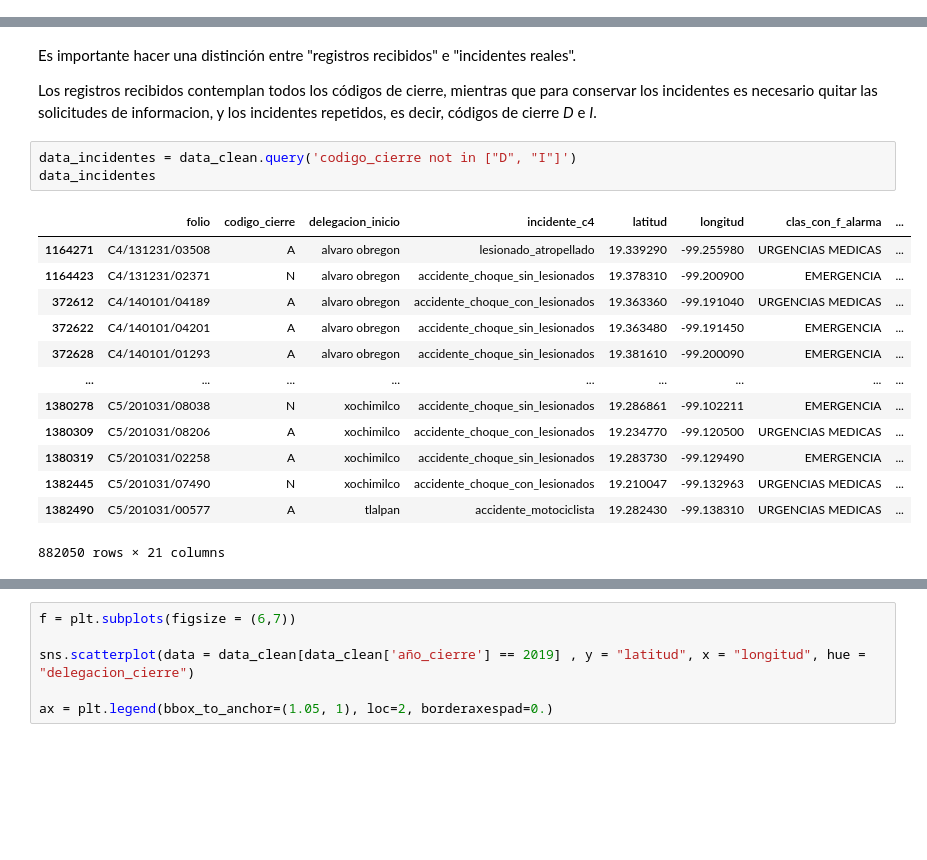
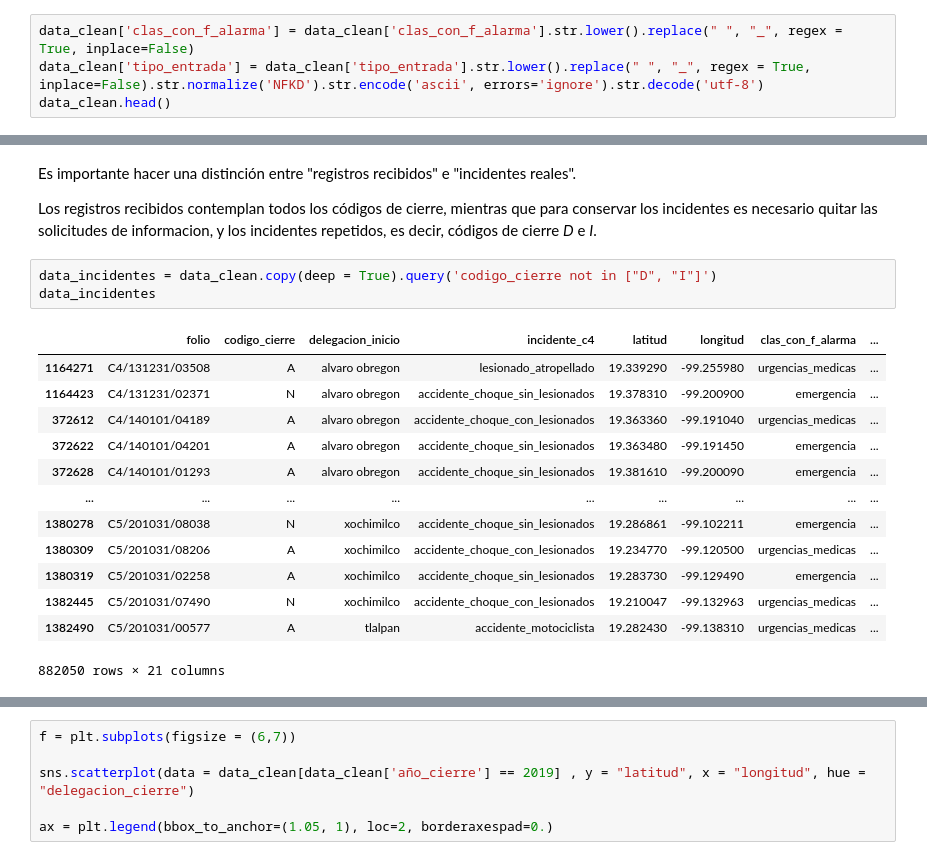
Before and after one commit to mhnk77/proyecto_1_E3_intro_ds, a Jupyter notebook: GEDA.ipynb, the cells around one changed output, grey strips where cells are left out. Cells and saved outputs as stored; diff of their text form; blank space fills up the shorter version.

```diff
--- a/GEDA.ipynb
+++ b/GEDA.ipynb
@@ -34,0 +28,4 @@ data_clean.head()
+# %%
+data_clean['clas_con_f_alarma'] = data_clean['clas_con_f_alarma'].str.lower().replace(" ", "_", regex = True, inplace=False)
+data_clean['tipo_entrada'] = data_clean['tipo_entrada'].str.lower().replace(" ", "_", regex = True, inplace=False).str.normalize('NFKD').str.encode('ascii', errors='ignore').str.decode('utf-8')
+data_clean.head()
@@ -39,21 +44,21 @@ Es importante hacer una distinción entre "registros recibidos" e "incidentes re
 
 Los registros recibidos contemplan todos los códigos de cierre, mientras que para conservar los incidentes es necesario quitar las solicitudes de informacion, y los incidentes repetidos, es decir, códigos de cierre *D* e *I*.
 # %%
-data_incidentes = data_clean.query('codigo_cierre not in ["D", "I"]')
+data_incidentes = data_clean.copy(deep = True).query('codigo_cierre not in ["D", "I"]')
 data_incidentes
 # %% [output]
 |  | folio | codigo_cierre | delegacion_inicio | incidente_c4 | latitud | longitud | clas_con_f_alarma | ... |
-| 1164271 | C4/131231/03508 | A | alvaro obregon | lesionado_atropellado | 19.339290 | -99.255980 | URGENCIAS MEDICAS | ... |
-| 1164423 | C4/131231/02371 | N | alvaro obregon | accidente_choque_sin_lesionados | 19.378310 | -99.200900 | EMERGENCIA | ... |
-| 372612 | C4/140101/04189 | A | alvaro obregon | accidente_choque_con_lesionados | 19.363360 | -99.191040 | URGENCIAS MEDICAS | ... |
-| 372622 | C4/140101/04201 | A | alvaro obregon | accidente_choque_sin_lesionados | 19.363480 | -99.191450 | EMERGENCIA | ... |
-| 372628 | C4/140101/01293 | A | alvaro obregon | accidente_choque_sin_lesionados | 19.381610 | -99.200090 | EMERGENCIA | ... |
+| 1164271 | C4/131231/03508 | A | alvaro obregon | lesionado_atropellado | 19.339290 | -99.255980 | urgencias_medicas | ... |
+| 1164423 | C4/131231/02371 | N | alvaro obregon | accidente_choque_sin_lesionados | 19.378310 | -99.200900 | emergencia | ... |
+| 372612 | C4/140101/04189 | A | alvaro obregon | accidente_choque_con_lesionados | 19.363360 | -99.191040 | urgencias_medicas | ... |
+| 372622 | C4/140101/04201 | A | alvaro obregon | accidente_choque_sin_lesionados | 19.363480 | -99.191450 | emergencia | ... |
+| 372628 | C4/140101/01293 | A | alvaro obregon | accidente_choque_sin_lesionados | 19.381610 | -99.200090 | emergencia | ... |
 | ... | ... | ... | ... | ... | ... | ... | ... | ... |
-| 1380278 | C5/201031/08038 | N | xochimilco | accidente_choque_sin_lesionados | 19.286861 | -99.102211 | EMERGENCIA | ... |
-| 1380309 | C5/201031/08206 | A | xochimilco | accidente_choque_con_lesionados | 19.234770 | -99.120500 | URGENCIAS MEDICAS | ... |
-| 1380319 | C5/201031/02258 | A | xochimilco | accidente_choque_sin_lesionados | 19.283730 | -99.129490 | EMERGENCIA | ... |
-| 1382445 | C5/201031/07490 | N | xochimilco | accidente_choque_con_lesionados | 19.210047 | -99.132963 | URGENCIAS MEDICAS | ... |
-| 1382490 | C5/201031/00577 | A | tlalpan | accidente_motociclista | 19.282430 | -99.138310 | URGENCIAS MEDICAS | ... |
+| 1380278 | C5/201031/08038 | N | xochimilco | accidente_choque_sin_lesionados | 19.286861 | -99.102211 | emergencia | ... |
+| 1380309 | C5/201031/08206 | A | xochimilco | accidente_choque_con_lesionados | 19.234770 | -99.120500 | urgencias_medicas | ... |
+| 1380319 | C5/201031/02258 | A | xochimilco | accidente_choque_sin_lesionados | 19.283730 | -99.129490 | emergencia | ... |
+| 1382445 | C5/201031/07490 | N | xochimilco | accidente_choque_con_lesionados | 19.210047 | -99.132963 | urgencias_medicas | ... |
+| 1382490 | C5/201031/00577 | A | tlalpan | accidente_motociclista | 19.282430 | -99.138310 | urgencias_medicas | ... |
 882050 rows × 21 columns
 # %%
 data_incidentes['label'] = np.where((data_incidentes['codigo_cierre'] == 'N') | (data_incidentes['codigo_cierre'] == 'F') ,1,0 )
```
Also changed, not shown: parts of 49 cells of this notebook.
